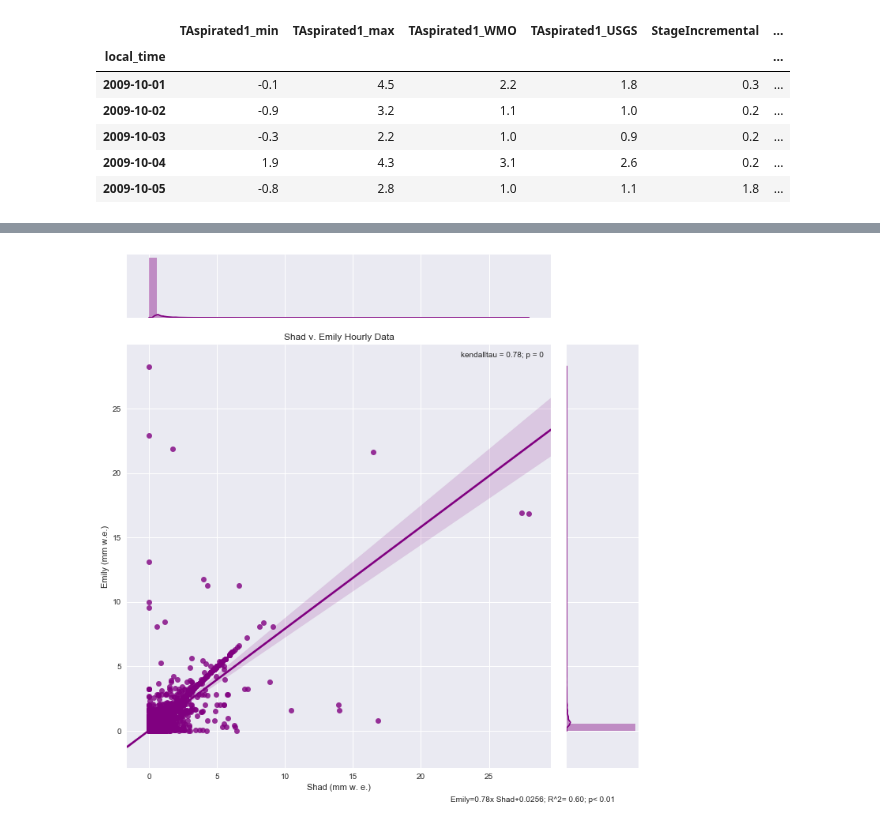
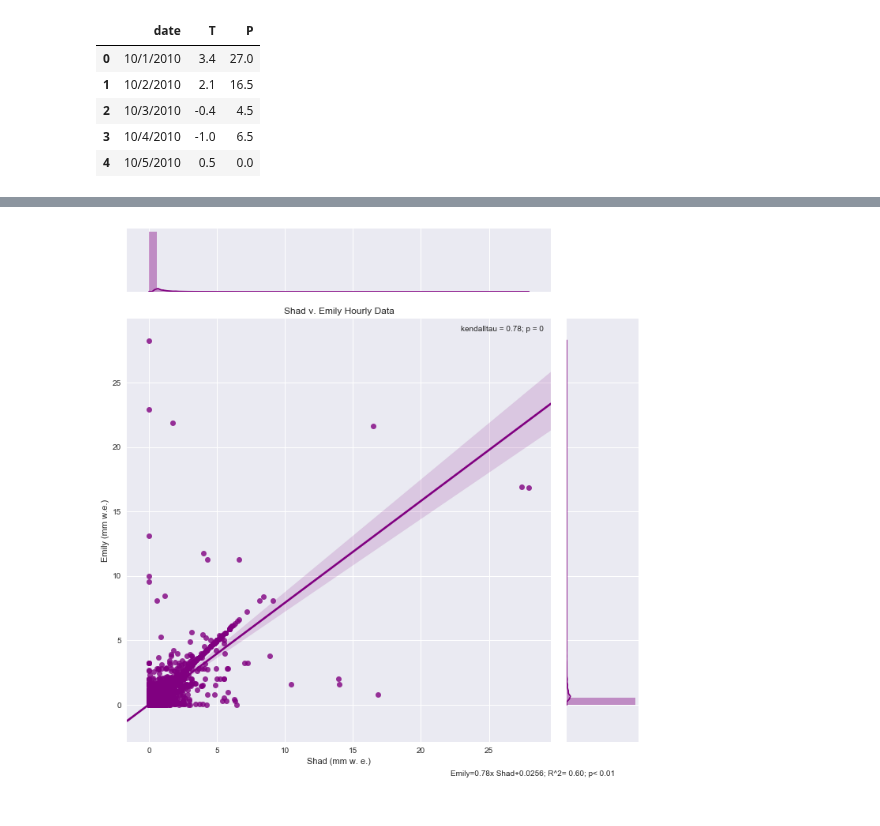
Before and after one commit to ehbaker/WXmunge, a Jupyter notebook: Compare L2 Data.ipynb, the cells around one changed output, grey strips where cells are left out. Cells and saved outputs as stored; diff of their text form; code cells hidden in the pictures.

```diff
--- a/Compare L2 Data.ipynb
+++ b/Compare L2 Data.ipynb
@@ -106,13 +107,12 @@ raw_dat.TAspirated1.name='Raw temp'
 # %%
-emily_dat.head()
+krista_dat.head()
 # %% [output]
-|  | TAspirated1_min | TAspirated1_max | TAspirated1_WMO | TAspirated1_USGS | StageIncremental | ... |
-| local_time |  |  |  |  |  | ... |
-| 2009-10-01 | -0.1 | 4.5 | 2.2 | 1.8 | 0.3 | ... |
-| 2009-10-02 | -0.9 | 3.2 | 1.1 | 1.0 | 0.2 | ... |
-| 2009-10-03 | -0.3 | 2.2 | 1.0 | 0.9 | 0.2 | ... |
-| 2009-10-04 | 1.9 | 4.3 | 3.1 | 2.6 | 0.2 | ... |
-| 2009-10-05 | -0.8 | 2.8 | 1.0 | 1.1 | 1.8 | ... |
+|  | date | T | P |
+| 0 | 10/1/2010 | 3.4 | 27.0 |
+| 1 | 10/2/2010 | 2.1 | 16.5 |
+| 2 | 10/3/2010 | -0.4 | 4.5 |
+| 3 | 10/4/2010 | -1.0 | 6.5 |
+| 4 | 10/5/2010 | 0.5 | 0.0 |
 # %%
 #Bring in Krista's data
 krista_dat['date']=pd.to_datetime(krista_dat.date, format='%m/%d/%Y')
```
Also changed, not shown: parts of 14 cells of this notebook.
